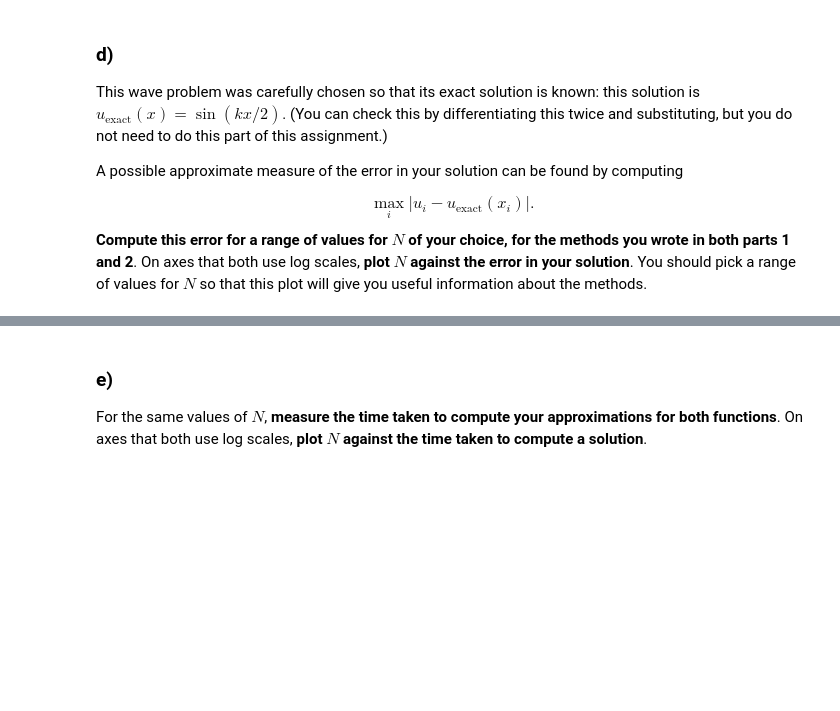
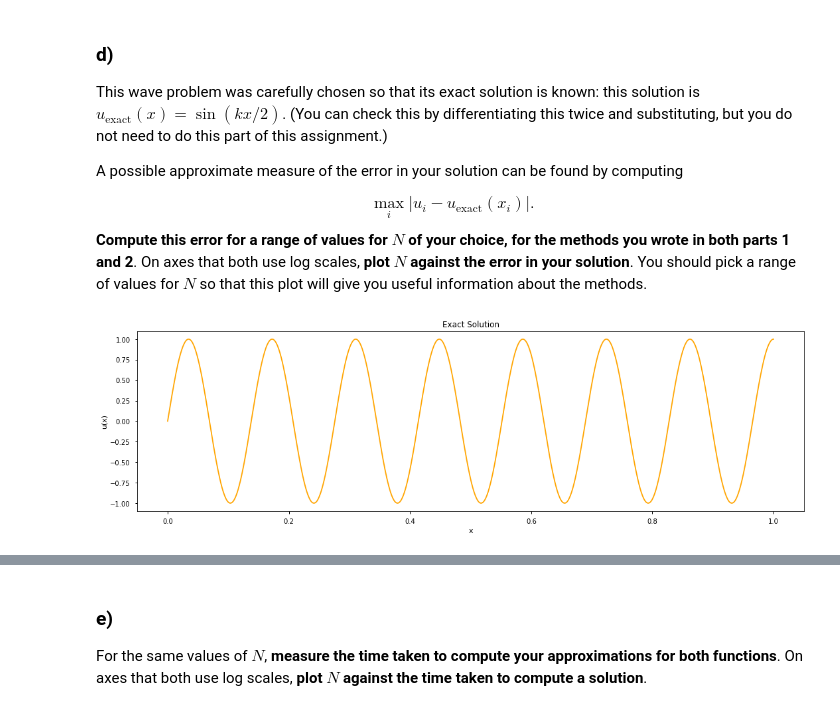
Before and after one commit to jhenderson0/HPC, a Jupyter notebook: Task 2/JH_task2.ipynb, the cells around one changed output, grey strips where cells are left out. Cells and saved outputs as stored; diff of their text form; code cells hidden in the pictures; blank space fills up the shorter version.

```diff
--- a/Task 2/JH_task2.ipynb
+++ b/Task 2/JH_task2.ipynb
@@ -175,3 +216,18 @@ $$
 **Compute this error for a range of values for $N$ of your choice, for the methods you wrote in both parts 1 and 2**. On axes that both use log scales,
 **plot $N$ against the error in your solution**. You should pick a range of values for $N$ so that this plot will give you useful information about the
 methods.
+# %%
+def exact(x):
+
+  k = 29*np.pi/2
+
+  return np.sin(k*x)
+# %%
+fig, ax = plt.subplots(1,figsize=(18, 5))
+x = np.linspace(0,1,1000)
+ax.plot(x,exact(x),c='orange')
+ax.set_ylabel("u(x)")
+ax.set_xlabel("x")
+ax.set_title("Exact Solution");
+# %% [output]
+[figure, added]
```
Also changed, not shown: parts of 15 cells of this notebook.
